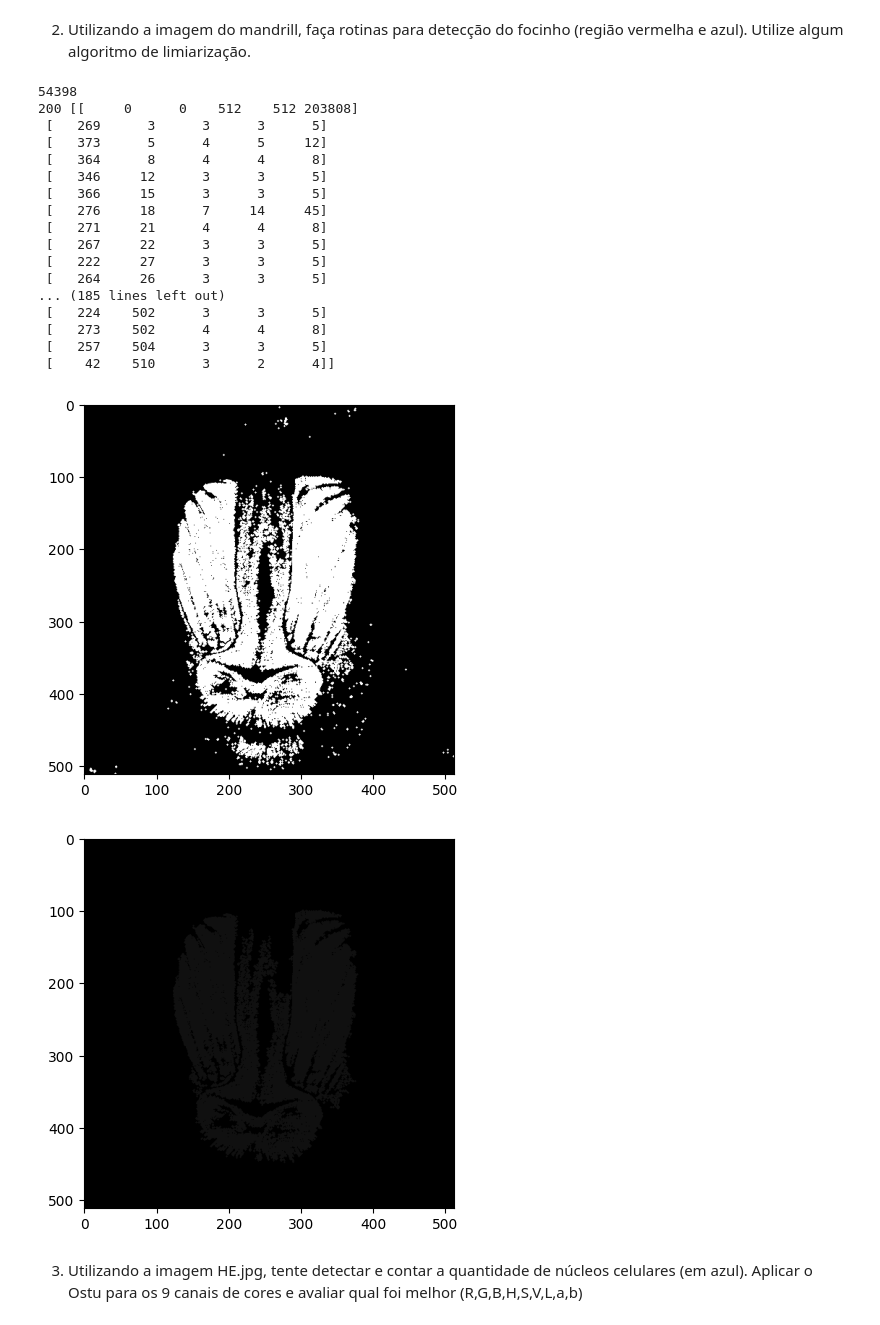
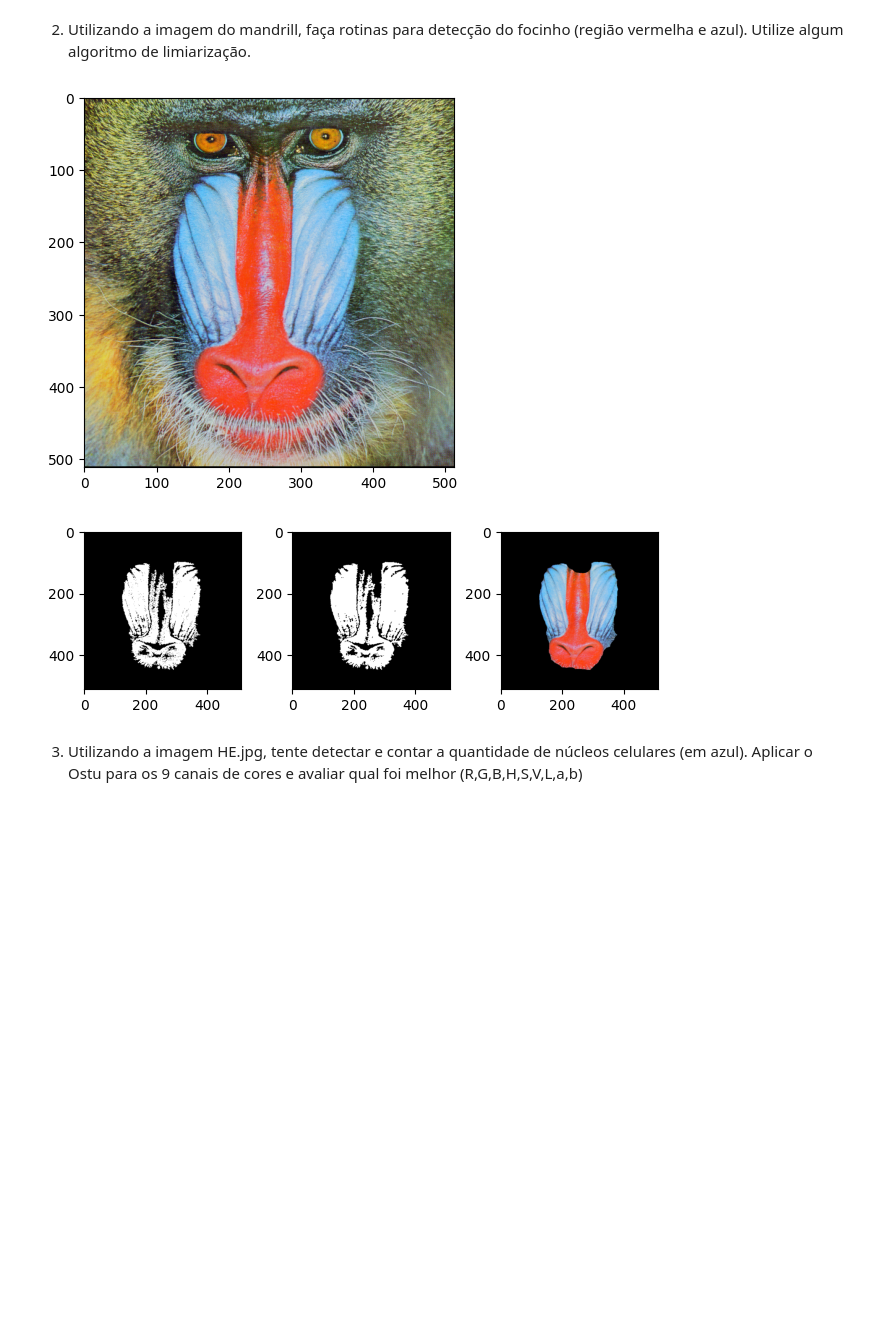
Before and after one commit to Elymas-Magus/gsi058_t1_pedropaulo.spaiva.a, a Jupyter notebook: Lab09 - Color/lab09.ipynb, the cells around one changed output. Cells and saved outputs as stored; diff of their text form; code cells hidden in the pictures; blank space fills up the shorter version.

```diff
--- a/Lab09 - Color/lab09.ipynb
+++ b/Lab09 - Color/lab09.ipynb
@@ -30,11 +30,13 @@ def getLocalTime() -> str:
     return time.strftime("%d/%m/%Y, %H:%M:%S", named_tuple)
 
 
-def showImage(image, cmap = 'gray') -> None:
+def showImage(image, cmap = 'gray', title = '') -> None:
     ax = plt.subplots()[1]
+    # print(title)
+    ax.title.set_text(title)
     ax.imshow(image, cmap = cmap, vmin = BLACK, vmax = WHITE)
 
-def plothist(hist, color, title = 'Default') -> None:
+def plothist(hist, color, title = '') -> None:
     ax = plt.subplots()[1]
     ax.title.set_text(title)
     ax.plot(hist, color)
@@ -184,57 +196,46 @@ plotLABChannelsHist(img3LAB)
 2)	Utilizando a imagem do mandrill, faça rotinas para detecção do focinho (região vermelha e azul). Utilize algum algoritmo de limiarização.
 # %%
 imgMand = cv2.imread("mandrill.tiff", cv2.IMREAD_COLOR)
+imgMandRGB = cv2.cvtColor(imgMand, cv2.COLOR_BGR2RGB)
 imgMandHSV = cv2.cvtColor(imgMand, cv2.COLOR_BGR2HSV)
-# plt.imshow(imgMandHSV)
 
-height, width, channels = imgMandHSV.shape
+height, width, channels = imgMand.shape
 
 (Hue, Saturation, Intensity) = cv2.split(imgMandHSV)
 
 Hue *= 2
 
 newImage = np.zeros((height, width))
 newImage = newImage.astype('uint8')
 
 newImage[Hue <= 15] = WHITE
 newImage[Hue >= 200] = WHITE
 newImage[Hue > 220] = BLACK
 
-# showImage(newImage)
-# kernel = np.ones((3,3), np.uint64)
 kernel = cv2.getStructuringElement(cv2.MORPH_ELLIPSE, (3, 3))
 newImage = cv2.morphologyEx(newImage, cv2.MORPH_OPEN, kernel)
 
-showImage(newImage)
+numComponents, rotulos, coords, _ = cv2.connectedComponentsWithStats(newImage, 8)
+componentsSize = coords[1:,4]
+biggestComponentSize = componentsSize.max()
+thrs = componentsSize.tolist().index(biggestComponentSize) + 1
 
-numComponents, rotulos, coords, _ = cv2.connectedComponentsWithStats(newImage, 8)
+rotulos[rotulos != thrs] = BLACK
+rotulos[rotulos == thrs] = WHITE
 
-# print(ret)
+kernel2 = cv2.getStructuringElement(cv2.MORPH_ELLIPSE, (2, 2))
+rotuloClosed2 = cv2.morphologyEx(rotulos.astype('uint8'), cv2.MORPH_CLOSE, kernel2)
 
-print(coords[1:,4].max())
-rotulos[rotulos != 16] = BLACK
+kernel50 = cv2.getStructuringElement(cv2.MORPH_ELLIPSE, (50, 50))
+rotuloClosed50 = cv2.morphologyEx(rotulos.astype('uint8'), cv2.MORPH_CLOSE, kernel50)
 
-print(numComponents, coords)
-showImage(rotulos)
+coloredNose = np.array(imgMandRGB)
+coloredNose[rotuloClosed50 == BLACK] = np.zeros(channels)
+
+showImage(imgMandRGB)
+showImages((rotulos, rotuloClosed2, coloredNose))
 # %% [output]
-54398
-200 [[     0      0    512    512 203808]
- [   269      3      3      3      5]
- [   373      5      4      5     12]
- [   364      8      4      4      8]
- [   346     12      3      3      5]
- [   366     15      3      3      5]
- [   276     18      7     14     45]
- [   271     21      4      4      8]
- [   267     22      3      3      5]
- [   222     27      3      3      5]
- [   264     26      3      3      5]
-... (185 lines left out)
- [   224    502      3      3      5]
- [   273    502      4      4      8]
- [   257    504      3      3      5]
- [    42    510      3      2      4]]
-[figure, old version]
+[figure, new version]
-[figure, old version]
+[figure, new version]
 # %% [markdown]
 3)	Utilizando a imagem HE.jpg, tente detectar e contar a quantidade de núcleos celulares (em azul). Aplicar o Ostu para os 9 canais de cores e avaliar qual foi melhor (R,G,B,H,S,V,L,a,b)
```
Also changed, not shown: parts of 4 cells of this notebook, 1 other file.
